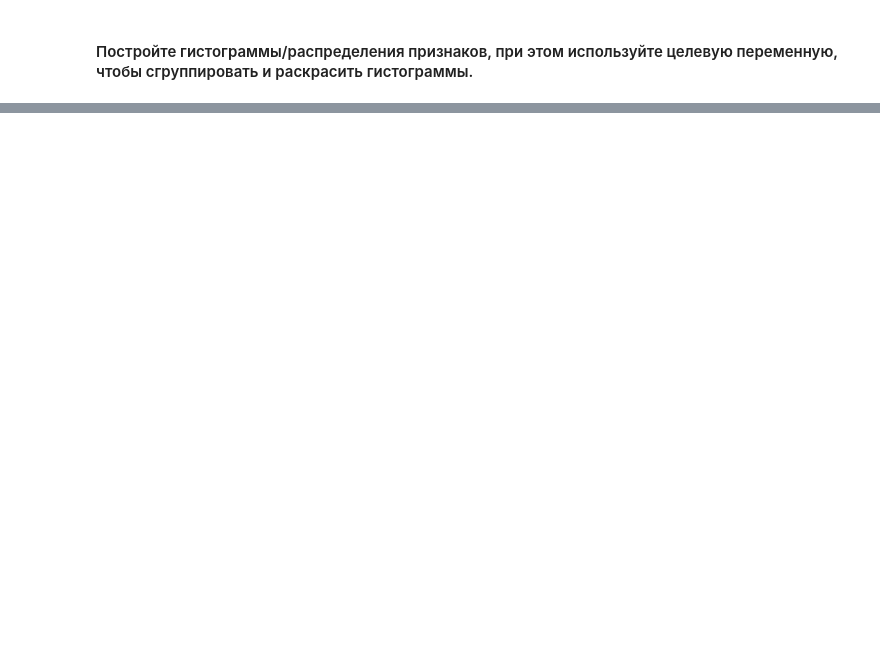
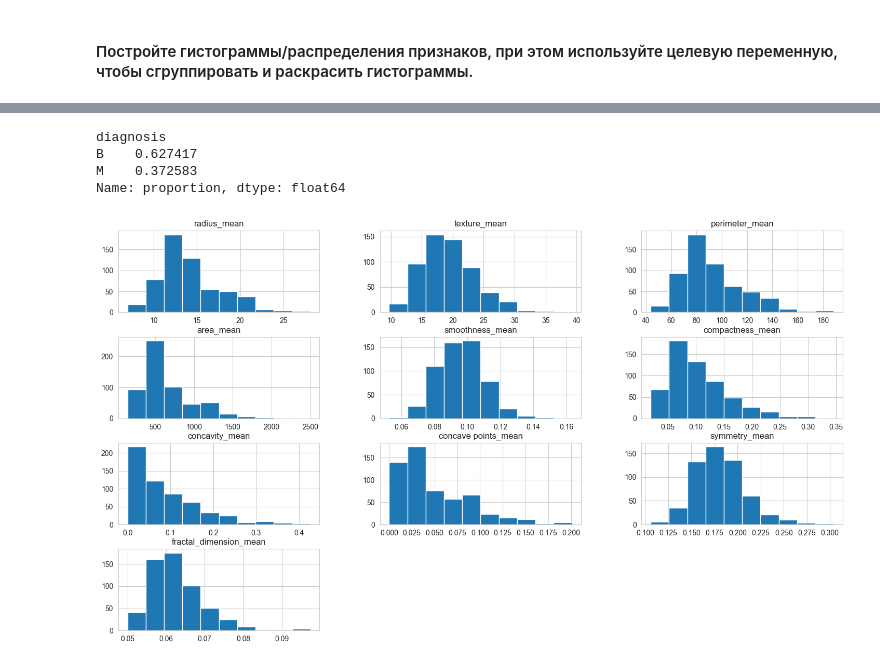
Before and after one commit to georgybarabanshchikov/otusmlbasic, a Jupyter notebook: hw-6/breast-cancer-wisconsin.ipynb, the cells around one changed output, grey strips where cells are left out. Cells and saved outputs as stored; diff of their text form; code cells hidden in the pictures; blank space fills up the shorter version.

```diff
--- a/hw-6/breast-cancer-wisconsin.ipynb
+++ b/hw-6/breast-cancer-wisconsin.ipynb
@@ -71 +95,12 @@ data.describe()
+# %%
+subdata['diagnosis'].value_counts(normalize=True)
+# %% [output]
+diagnosis
+B    0.627417
+M    0.372583
+Name: proportion, dtype: float64
+# %%
+subdata.hist(figsize=(18, 10));
+# %% [output]
+[figure, added]
 # %%
```
Also changed, not shown: parts of 47 cells of this notebook, 5 other files.
